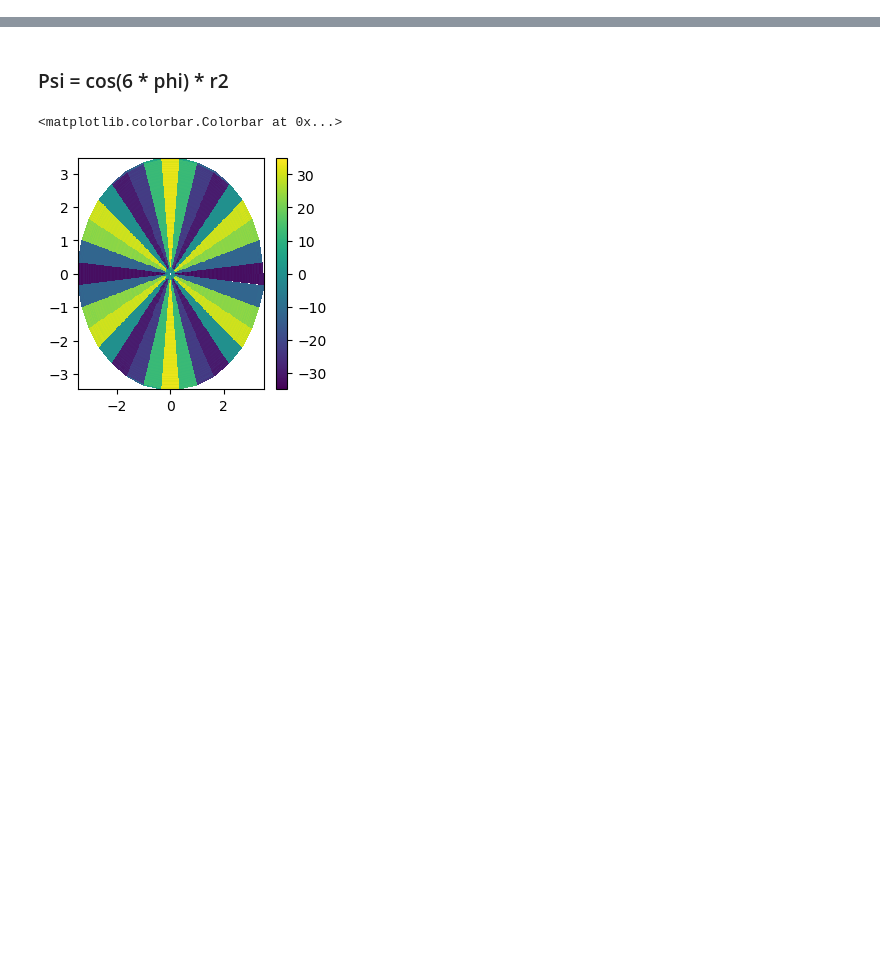
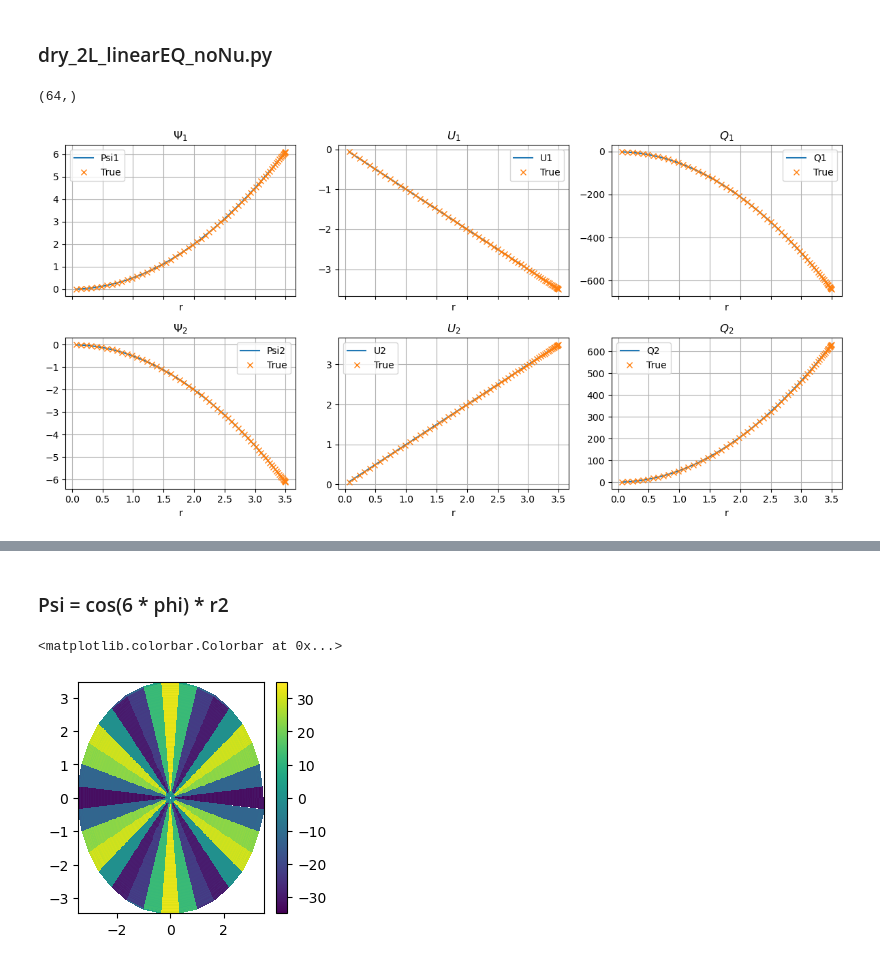
Before and after one commit to linyao1999/JupiterVortex, a Jupyter notebook: debug.ipynb, the cells around one changed output, grey strips where cells are left out. Drawn from its saved outputs; the diff is of its cells as text; code cells hidden in the pictures; blank space fills up the shorter version.

```diff
--- a/debug.ipynb
+++ b/debug.ipynb
@@ -2,3 +2,78 @@
 import numpy as np
 import h5py
 import matplotlib.pyplot as plt
+# %% [markdown]
+### dry_2L_linearEQ_noNu.py
+# %%
+prob_class = 'EVP'
+F1 = 51.8
+U = 100
+L = 1e7 # horizontal length scale; appro radius of polar vortex
+T = 9.925*3600  # period of Jupiter rotation
+a = 6.99e7
+omega = 2 * np.pi / T  # rotation speed
+gamma = 2 * omega / a / a # dimensional gamma
+Gamma = gamma * (L**3) / U
+output_dir = f'/net/fs06/d0/linyao/GFD_Polar_vortex/ddloutput/{prob_class}/'
+with h5py.File(f'{output_dir}{prob_class}_dry_2L_linearEQ_noNu_F{F1}_U{U}_background.h5', 'r') as f:
+    Psi1 = f["tasks/Psi1"][:].flatten()
+    Psi2 = f["tasks/Psi2"][:].flatten()
+    U1 = f["tasks/U1"][:][0,0,:].flatten()
+    U2 = f["tasks/U2"][:][0,0,:].flatten()
+    Q1 = f["tasks/Q1"][:].flatten()
+    Q2 = f["tasks/Q2"][:].flatten()
+    r    = f["tasks/r"][:].flatten()
+    phi  = f["tasks/phi"][:].flatten()
+# %%
+U1.shape
+# %% [output]
+(64,)
+# %%
+fig, ax = plt.subplots(2, 3, figsize=(12, 6), sharex=True)
+fig.subplots_adjust(wspace=0.3, hspace=0.3)
+
+# First row
+ax[0, 0].plot(r, Psi1, label='Psi1')
+ax[0, 0].plot(r, 0.5 * r**2, 'x', label='True')
+ax[0, 0].set_title(r'$\Psi_1$')
+ax[0, 0].legend()
+
+ax[0, 1].plot(r, U1, label='U1')
+ax[0, 1].plot(r, -r, 'x', label='True')
+ax[0, 1].set_title(r'$U_1$')
+ax[0, 1].legend()
+
+ax[0, 2].plot(r, Q1, label='Q1')
+truth = -2 - F1 * r * r - 0.5 * Gamma * r * r
+ax[0, 2].plot(r, truth, 'x', label='True')
+ax[0, 2].set_title(r'$Q_1$')
+ax[0, 2].legend()
+
+# Second row
+ax[1, 0].plot(r, Psi2, label='Psi2')
+ax[1, 0].plot(r, -0.5 * r**2, 'x', label='True')
+ax[1, 0].set_title(r'$\Psi_2$')
+ax[1, 0].legend()
+
+ax[1, 1].plot(r, U2, label='U2')
+ax[1, 1].plot(r, r, 'x', label='True')
+ax[1, 1].set_title(r'$U_2$')
+ax[1, 1].legend()
+
+ax[1, 2].plot(r, Q2, label='Q2')
+truth = 2 + F1 * r * r - 0.5 * Gamma * r * r
+ax[1, 2].plot(r, truth, 'x', label='True')
+ax[1, 2].set_title(r'$Q_2$')
+ax[1, 2].legend()
+
+# Axis labels
+for i in range(2):
+    for j in range(3):
+        ax[i, j].set_xlabel('r')
+        ax[i, j].grid(True)
+
+# Optional: adjust layout
+plt.tight_layout()
+plt.show()
+# %% [output]
+[figure, added]
```
Also changed, not shown: parts of 6 cells of this notebook, 24 other files.
